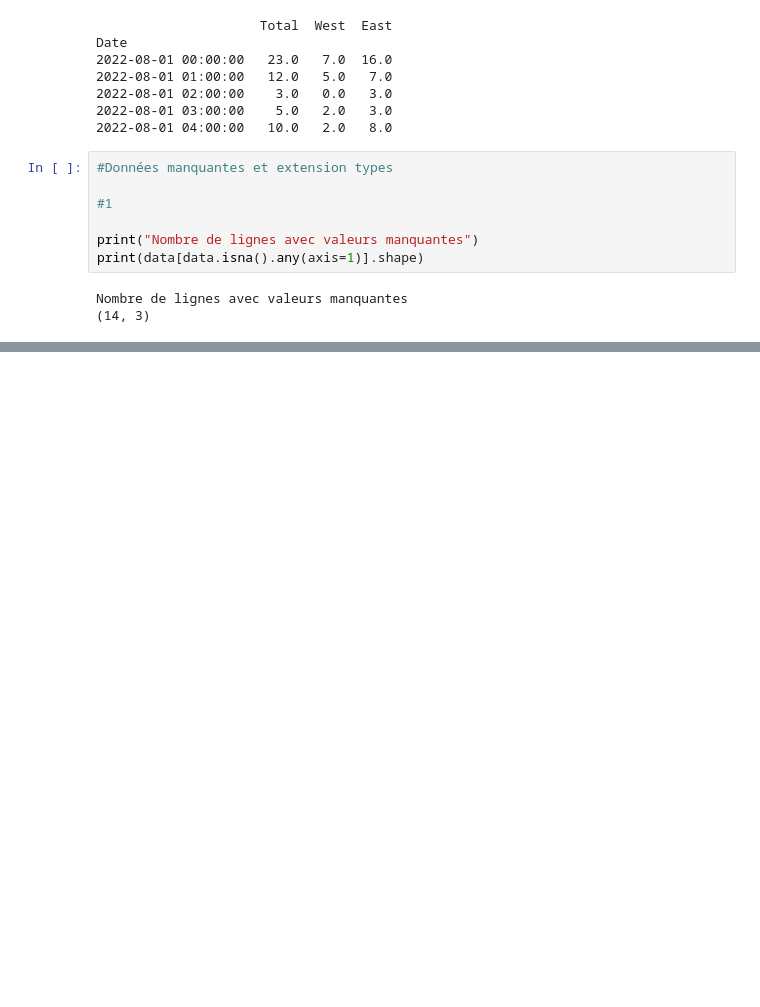
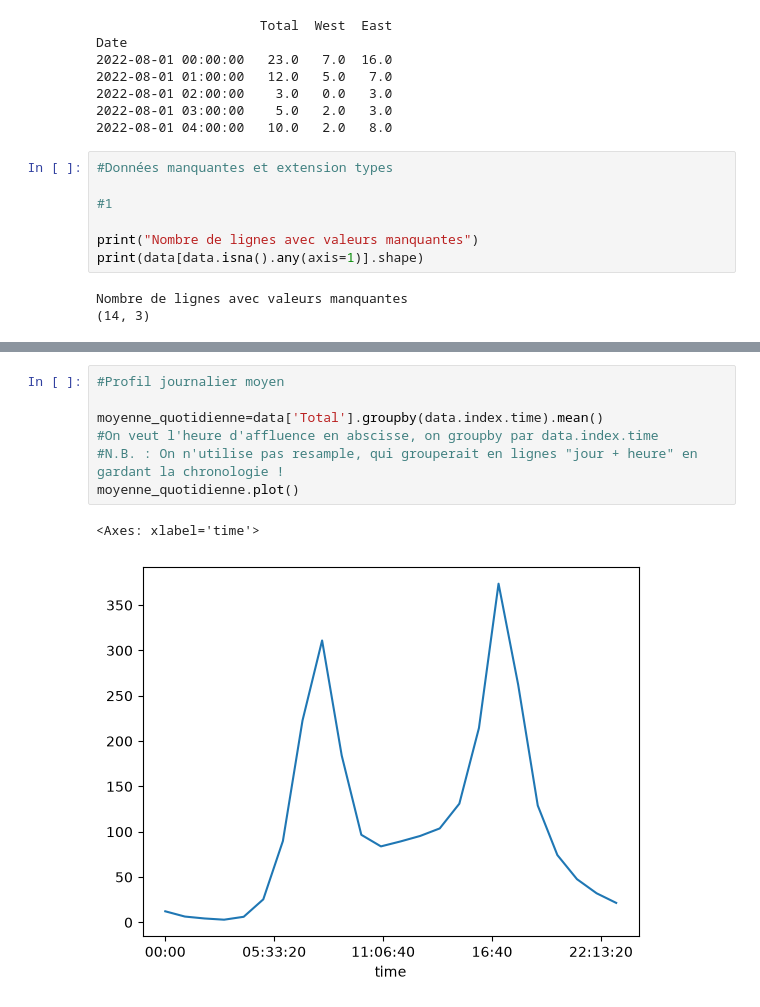
Before and after one commit to elouanhusson/TP_pont_fremont, a Jupyter notebook: tp_pont_fremont.ipynb, the cells around one changed output, grey strips where cells are left out. Drawn from its saved outputs; the diff is of its cells as text; blank space fills up the shorter version.

```diff
--- a/tp_pont_fremont.ipynb
+++ b/tp_pont_fremont.ipynb
@@ -129,0 +144,10 @@ print((len(data['Total'])/len(newsample))/(7*24))
+# %%
+#Profil journalier moyen
+
+moyenne_quotidienne=data['Total'].groupby(data.index.time).mean()
+#On veut l'heure d'affluence en abscisse, on groupby par data.index.time
+#N.B. : On n'utilise pas resample, qui grouperait en lignes "jour + heure" en gardant la chronologie !
+moyenne_quotidienne.plot()
+# %% [output]
+<Axes: xlabel='time'>
+[figure, added]
```
Also changed, not shown: parts of 7 cells of this notebook.
